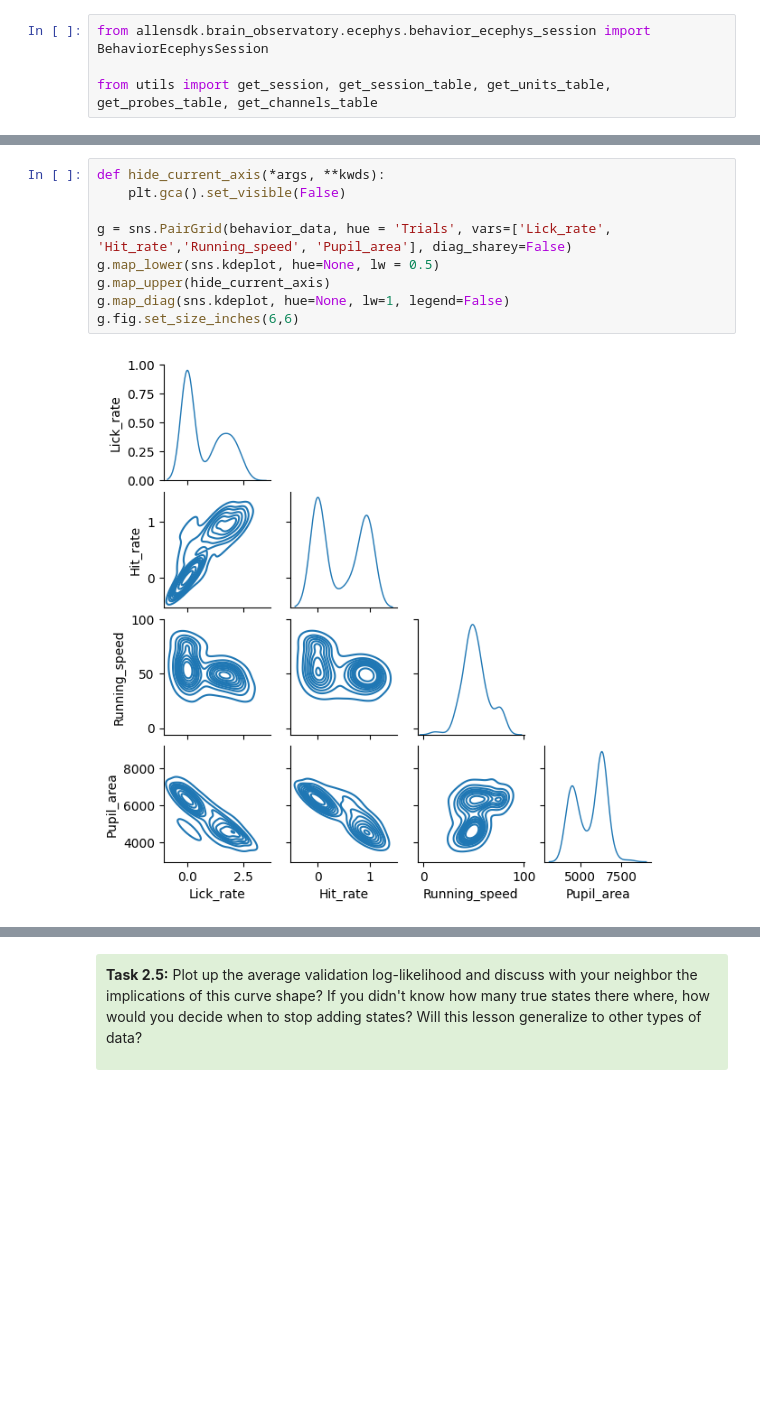
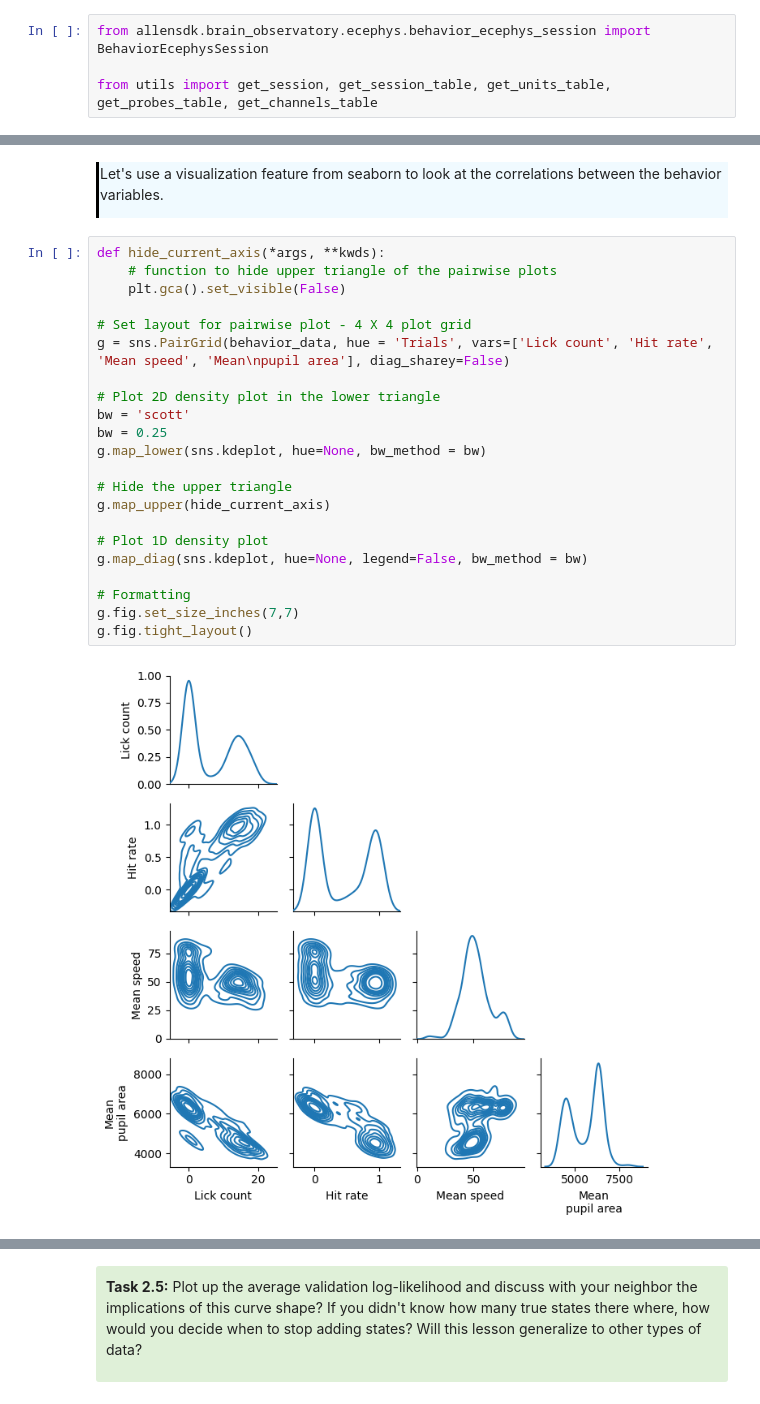
Before and after one commit to AllenSWDB/swdb_visualbehavior_template, a Jupyter notebook: code/Workshop_2.ipynb, the cells around one changed output, grey strips where cells are left out. Drawn from its saved outputs; the diff is of its cells as text; blank space fills up the shorter version.

```diff
--- a/code/Workshop_2.ipynb
+++ b/code/Workshop_2.ipynb
@@ -140,11 +101,30 @@ behavior_data.head()
+# %% [markdown]
+<div style="border-left: 3px solid #000; padding: 1px; padding-left: 10px; background: #F0FAFF; ">
+
+<p> Let's use a visualization feature from seaborn to look at the correlations between the behavior variables.
+
+</div>
 # %%
 def hide_current_axis(*args, **kwds):
+    # function to hide upper triangle of the pairwise plots
     plt.gca().set_visible(False)
 
-g = sns.PairGrid(behavior_data, hue = 'Trials', vars=['Lick_rate', 'Hit_rate','Running_speed', 'Pupil_area'], diag_sharey=False)
-g.map_lower(sns.kdeplot, hue=None, lw = 0.5)
+# Set layout for pairwise plot - 4 X 4 plot grid
+g = sns.PairGrid(behavior_data, hue = 'Trials', vars=['Lick count', 'Hit rate', 'Mean speed', 'Mean\npupil area'], diag_sharey=False)
+
+# Plot 2D density plot in the lower triangle
+bw = 'scott'
+bw = 0.25
+g.map_lower(sns.kdeplot, hue=None, bw_method = bw)
+
+# Hide the upper triangle
 g.map_upper(hide_current_axis)
-g.map_diag(sns.kdeplot, hue=None, lw=1, legend=False)
-g.fig.set_size_inches(6,6)
+
+# Plot 1D density plot
+g.map_diag(sns.kdeplot, hue=None, legend=False, bw_method = bw)
+
+# Formatting
+g.fig.set_size_inches(7,7)
+g.fig.tight_layout()
 # %% [output]
-[figure, old version]
+[figure, new version]
```
Also changed, not shown: parts of 70 cells of this notebook, 6 other files.
